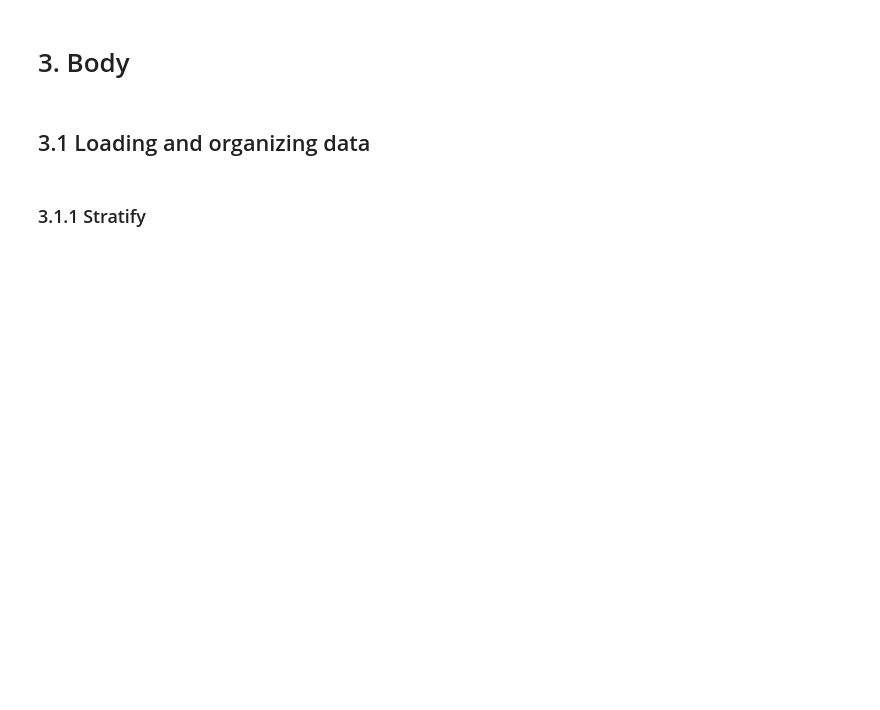
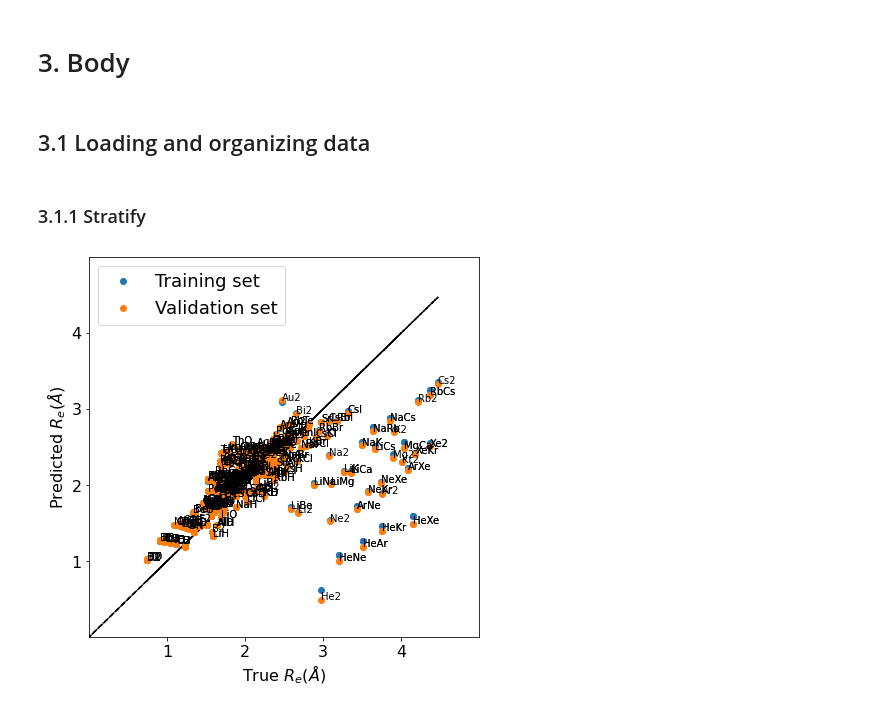
Before and after one commit to Mahmoud-Ibrahim-Mamrstein/Spectroscopic-constants-from-atomic-properties, a Jupyter notebook: linear_regression/r_lr_1/r_lr_1.ipynb, the cells around one changed output. Drawn from its saved outputs; the diff is of its cells as text; code cells hidden in the pictures; blank space fills up the shorter version.

```diff
--- a/linear_regression/r_lr_1/r_lr_1.ipynb
+++ b/linear_regression/r_lr_1/r_lr_1.ipynb
@@ -320,29 +320,31 @@ def results(data_describtion,df,target,re_test_preds,no_molecules,MAE,RMSE,R,han
 # %% [markdown]
 ## 3.1 Loading and organizing data
 # %%
-g,gr,gw, g_old, g_new, gr_old, gw_old, gr_new, gw_new, g_expand, gr_expand, gw_expand, g_old_expand, g_new_expand, gr_old_expand, gw_old_expand, gr_new_expand, gw_new_expand=load(handel=r"r_lr_1_gr_expand_pred.csv",old_handel=r"list of molecules used in Xiangue and Jesus paper.csv")
+g,gr,gw, g_old, g_new, gr_old, gw_old, gr_new, gw_new, g_expand, gr_expand, gw_expand, g_old_expand, g_new_expand, gr_old_expand, gw_old_expand, gr_new_expand, gw_new_expand=load(handel=r"r_lr_1_gr_pred.csv",old_handel=r"list of molecules used in Xiangue and Jesus paper.csv")
 # %% [markdown]
 ### 3.1.1 Stratify
 # %%
-gr_expand=gr_expand[~gr_expand['Molecule'].isin(['XeCl','AgBi','Hg2','HgCl'])] # the molecules XeCl, AgBi , Hg2 and HgCl has been removed due to uncertainties in their experimental spectroscopic constants values
-gr_expand['rcat']=gr_expand['Re (\AA)'] # gr_expand['rcat'] is used to define strata for the process of stratified sampling
-gr_expand_unique=np.unique(gr_expand['rcat'])
+gr=gr[~gr['Molecule'].isin(['XeCl','AgBi','Hg2','HgCl'])] # the molecules XeCl, AgBi , Hg2 and HgCl has been removed due to uncertainties in their experimental spectroscopic constants values
+gr['rcat']=gr['Re (\AA)'] # gr_expand['rcat'] is used to define strata for the process of stratified sampling
+gr_unique=np.unique(gr['rcat'])
 ind=[0,10,20,30,40,50,60,70,80,90,100,110,120,130,140,150,160,170,180,190,200,210,220,230,240,250,260,270,280,290,300,309] # indicies used to defined strata for the stratified random sampling
 for i in range(len(ind)-1):
-    gr_expand['rcat'].where((gr_expand['rcat']>gr_expand_unique[ind[i+1]])|(gr_expand['rcat']<=gr_expand_unique[ind[i]]),gr_expand_unique[ind[i]],inplace=True) # stratification according to the levels of the target variables
+    gr['rcat'].where((gr['rcat']>gr_unique[ind[i+1]])|(gr['rcat']<=gr_unique[ind[i]]),gr_unique[ind[i]],inplace=True) # stratification according to the levels of the target variables
 # %%
-gr_expand['ln(e1*e2)']=np.log(gr_expand['e1']*gr_expand['e2'])
-gr_expand['mu^(1/2)']=(np.sqrt(gr_expand['Reduced mass']))
-gr_expand['ln(mu^(1/2))']=np.log(np.sqrt(gr_expand['Reduced mass']))
-gr_expand['ln(w)']=np.log(gr_expand['omega_e (cm^{-1})'])
+gr['ln(e1*e2)']=np.log(gr['e1']*gr['e2'])
+gr['mu^(1/2)']=(np.sqrt(gr['Reduced mass']))
+gr['ln(mu^(1/2))']=np.log(np.sqrt(gr['Reduced mass']))
+gr['ln(w)']=np.log(gr['omega_e (cm^{-1})'])
 # %%
-trval,train,test,Train_MAE,Train_RMSE,Train_R,Train_RMSLE,MAE,RMSE,R,RMSLE,r_y_train_preds,r_y_test_preds=ml_model(data=gr_expand,strata=gr_expand['rcat'],test_size=31,features=['sum_p','sum_g','ln(e1*e2)'],target='Re (\AA)',logtarget='Re (\AA)',n_splits=1000)
+trval,train,test,Train_MAE,Train_RMSE,Train_R,Train_RMSLE,MAE,RMSE,R,RMSLE,r_y_train_preds,r_y_test_preds=ml_model(data=gr,strata=gr['rcat'],test_size=31,features=['sum_p','sum_g','ln(e1*e2)'],target='Re (\AA)',logtarget='Re (\AA)',n_splits=1000)
 # %%
-re_train_preds,re_test_preds,out,fig,ax=plot_results(gw_expand,'True $R_e(\AA)$','Predicted $R_e(\AA)$','Re (\AA)',r_y_train_preds,r_y_test_preds);
+re_train_preds,re_test_preds,out,fig,ax=plot_results(gr,'True $R_e(\AA)$','Predicted $R_e(\AA)$','Re (\AA)',r_y_train_preds,r_y_test_preds);
 pyplot.savefig('r_lr_1.svg')
 for i in range(len(re_test_preds)):
-    if abs(gw_expand['Re (\AA)'].tolist()[i]-re_test_preds[i])<0.1:
+    if abs(gr['Re (\AA)'].tolist()[i]-re_test_preds[i])<0.1:
         continue
-    ax.annotate(gw_expand['Molecule'].tolist()[i], (gw_expand['Re (\AA)'].tolist()[i], re_test_preds[i]))
+    ax.annotate(gr['Molecule'].tolist()[i], (gr['Re (\AA)'].tolist()[i], re_test_preds[i]))
 pyplot.savefig('r_lr_1_annot.svg')
+# %% [output]
+[figure, added]
 # %%
```
Also changed, not shown: parts of 1 cell of this notebook, 3 other files.
